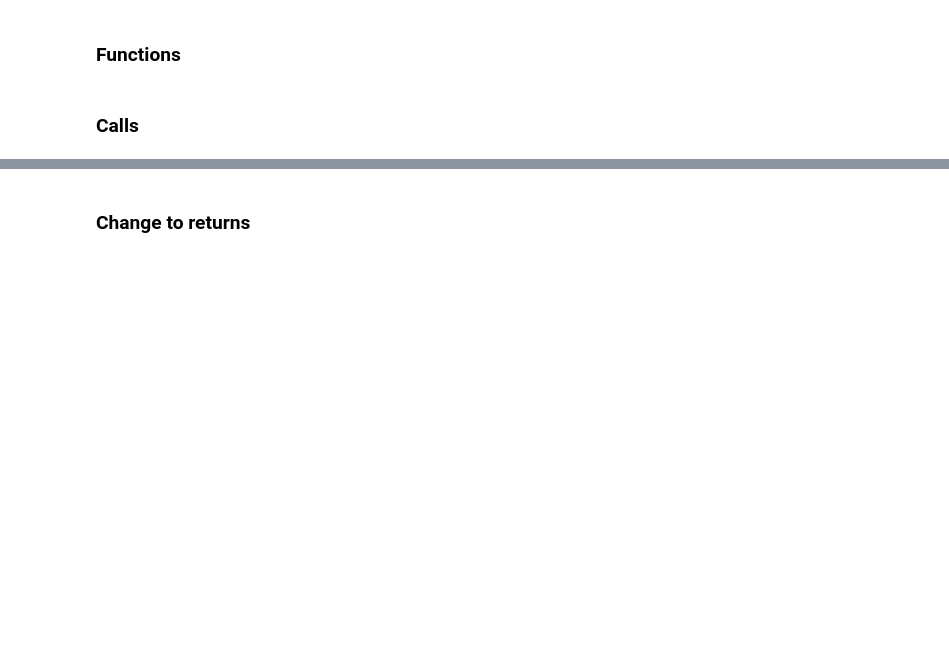
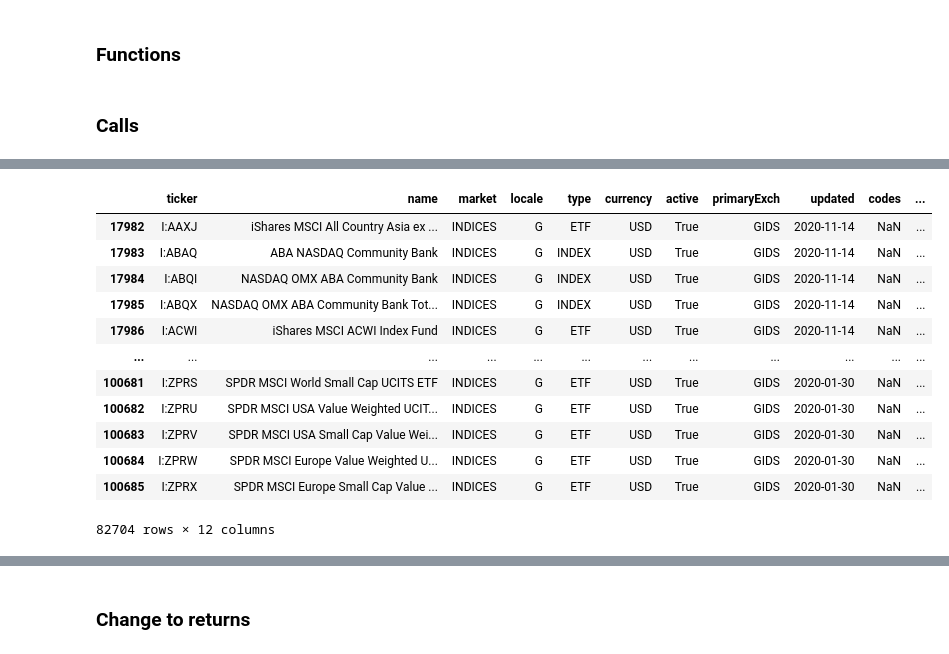
Before and after one commit to tranquilo12/streams, a Jupyter notebook: notebooks/VisualizeDB.ipynb, the cells around one changed output, grey strips where cells are left out. Saved outputs shown, nothing was run; the diff lists cells and outputs as text; code cells hidden in the pictures; blank space fills up the shorter version.

Commit message:
New packages added to poetry, and some changes to the notebook

```diff
--- a/notebooks/VisualizeDB.ipynb
+++ b/notebooks/VisualizeDB.ipynb
@@ -157,0 +185,10 @@ finance_df = process_data(df=get_data(sectors=["Finance"]), close=True)
+# %%
+conns.establish_rest_client()
+client = conns.rest_client
+tickers = []
+for page in tqdm_notebook(range(1, 10000)):
+    try:
+        tkr = client.reference_tickers(page=page)
+        tickers.append(tkr)
+    except Exception as e:
+        print(f"Exception: {e}")
@@ -157,0 +202,22 @@ finance_df = process_data(df=get_data(sectors=["Finance"]), close=True)
+# %%
+all_tickers = []
+for tkr in tqdm_notebook(tickers):
+    all_tickers += tkr.tickers
+# %%
+all_tickers_df = pd.DataFrame.from_dict(all_tickers)
+# %%
+all_tickers_df[all_tickers_df["market"] == "INDICES"]
+# %% [output]
+|  | ticker | name | market | locale | type | currency | active | primaryExch | updated | codes | ... |
+| 17982 | I:AAXJ | iShares MSCI All Country Asia ex ... | INDICES | G | ETF | USD | True | GIDS | 2020-11-14 | NaN | ... |
+| 17983 | I:ABAQ | ABA NASDAQ Community Bank | INDICES | G | INDEX | USD | True | GIDS | 2020-11-14 | NaN | ... |
+| 17984 | I:ABQI | NASDAQ OMX ABA Community Bank | INDICES | G | INDEX | USD | True | GIDS | 2020-11-14 | NaN | ... |
+| 17985 | I:ABQX | NASDAQ OMX ABA Community Bank Tot... | INDICES | G | INDEX | USD | True | GIDS | 2020-11-14 | NaN | ... |
+| 17986 | I:ACWI | iShares MSCI ACWI Index Fund | INDICES | G | ETF | USD | True | GIDS | 2020-11-14 | NaN | ... |
+| ... | ... | ... | ... | ... | ... | ... | ... | ... | ... | ... | ... |
+| 100681 | I:ZPRS | SPDR MSCI World Small Cap UCITS ETF | INDICES | G | ETF | USD | True | GIDS | 2020-01-30 | NaN | ... |
+| 100682 | I:ZPRU | SPDR MSCI USA Value Weighted UCIT... | INDICES | G | ETF | USD | True | GIDS | 2020-01-30 | NaN | ... |
+| 100683 | I:ZPRV | SPDR MSCI USA Small Cap Value Wei... | INDICES | G | ETF | USD | True | GIDS | 2020-01-30 | NaN | ... |
+| 100684 | I:ZPRW | SPDR MSCI Europe Value Weighted U... | INDICES | G | ETF | USD | True | GIDS | 2020-01-30 | NaN | ... |
+| 100685 | I:ZPRX | SPDR MSCI Europe Small Cap Value ... | INDICES | G | ETF | USD | True | GIDS | 2020-01-30 | NaN | ... |
+82704 rows × 12 columns
```
Also changed, not shown: parts of 11 cells of this notebook, 2 other files.
